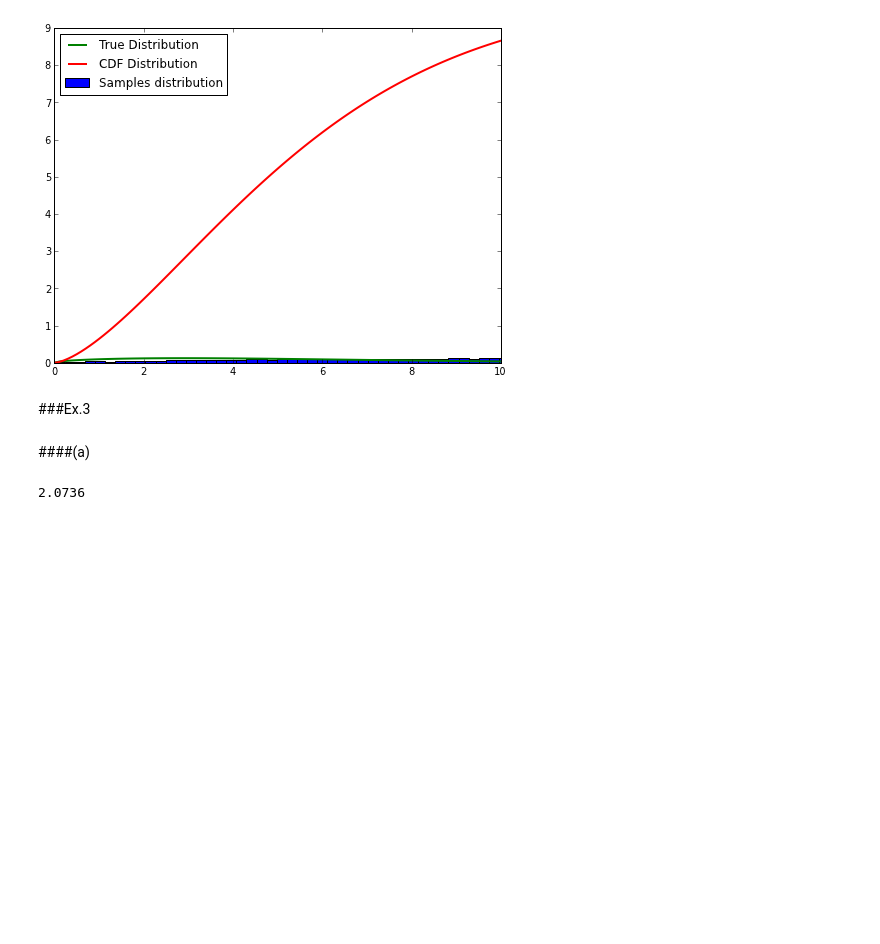
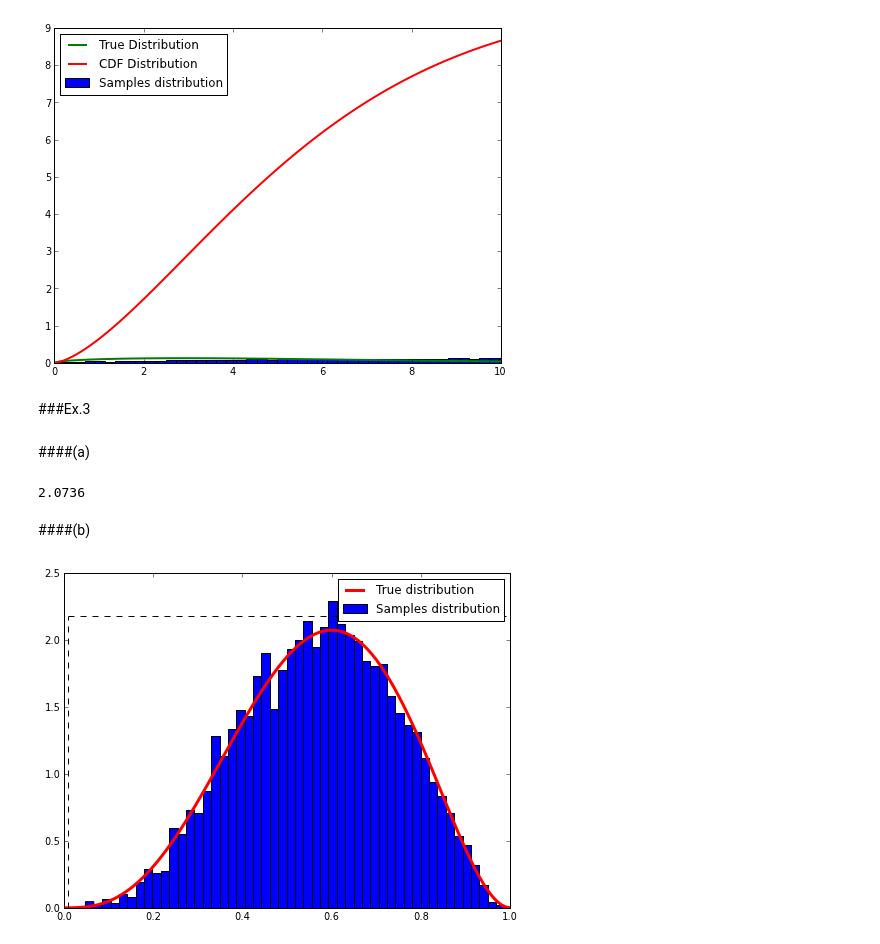
Before and after one commit to wsnyderPHYS202/PHYS202-S13, a Jupyter notebook: Week8/MCSimulation-Ex7.ipynb, the cells around one changed output. Drawn from its saved outputs; the diff is of its cells as text; code cells hidden in the pictures; blank space fills up the shorter version.

```diff
--- a/Week8/MCSimulation-Ex7.ipynb
+++ b/Week8/MCSimulation-Ex7.ipynb
@@ -55,0 +71,49 @@ print fmax
+# %%
+thing = []
+count = 0
+for i in newmask:
+    if i:
+        thing = append(thing,samples_x[count])
+    count += 1
+#print thing
+# %%
+def RejectionSampling(N,f):
+    x = arange(0.,1.01, 0.01)
+
+    xmin = 0.01
+    xmax = 0.999
+
+    subx = x[logical_and((x>xmin),(x<xmax))]
+    ymax = max(f(subx))*1.05
+    ymin = 0.
+
+    samples_x = xmin + (xmax - xmin)*random_sample(N);
+    samples_y = ymin + (ymax - ymin)*random_sample(N);
+
+    newmask = (samples_y < f(samples_x))
+
+    thing = []
+    count = 0
+    for i in newmask:
+        if i:
+            thing = append(thing,samples_x[count])
+        count += 1
+
+    return thing
+# %% [markdown]
+####(b)
+# %%
+rejPlot = RejectionSampling(10000,f)
+# %%
+figure(figsize = (8,6))
+
+hist(rejPlot,50,normed = True,label = 'Samples distribution')
+plot(x,f(x),label='True distribution',lw = 3, color = 'r')
+plot([xmin,xmin],[ymin,ymax], color = 'k', linestyle = '--')
+plot([xmax,xmax],[ymin,ymax], color = 'k', linestyle = '--')
+plot([xmin,xmax],[ymax,ymax], color = 'k', linestyle = '--')
+
+legend(loc = 0)
+show()
+# %% [output]
+[figure, added]
```
Also changed, not shown: parts of 2 cells of this notebook.
